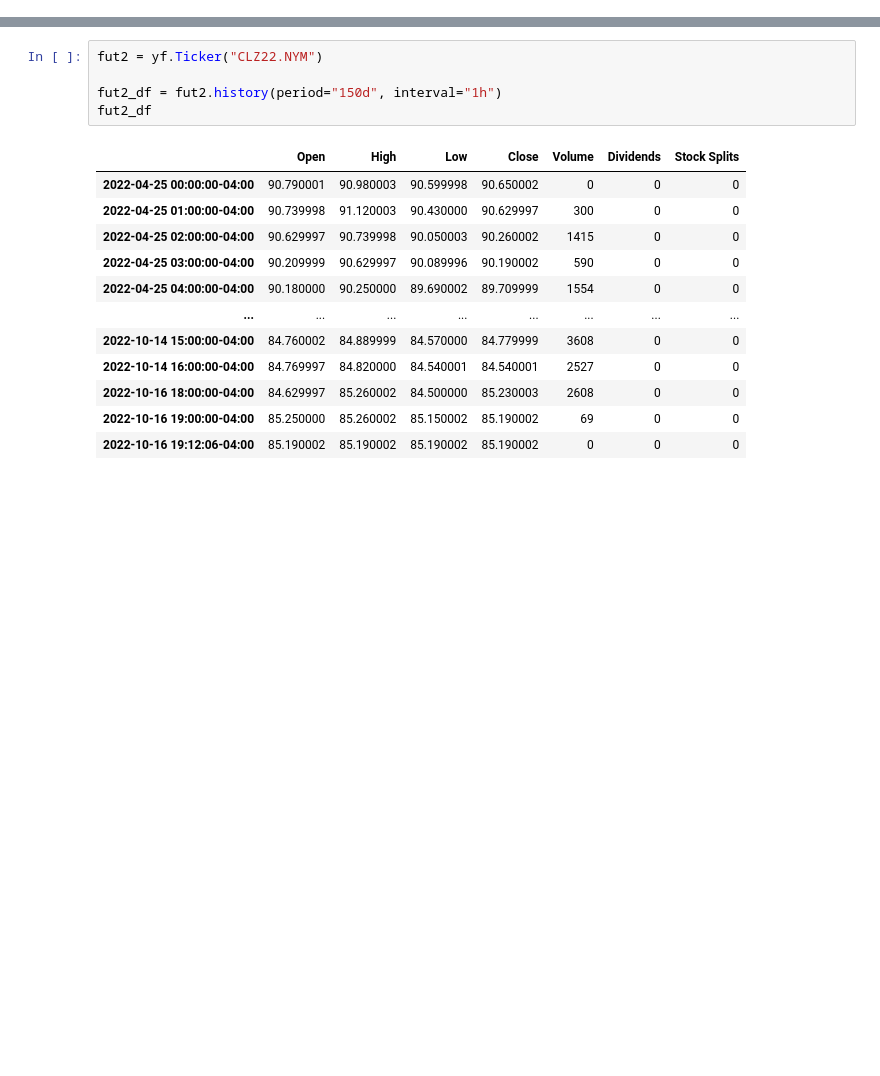
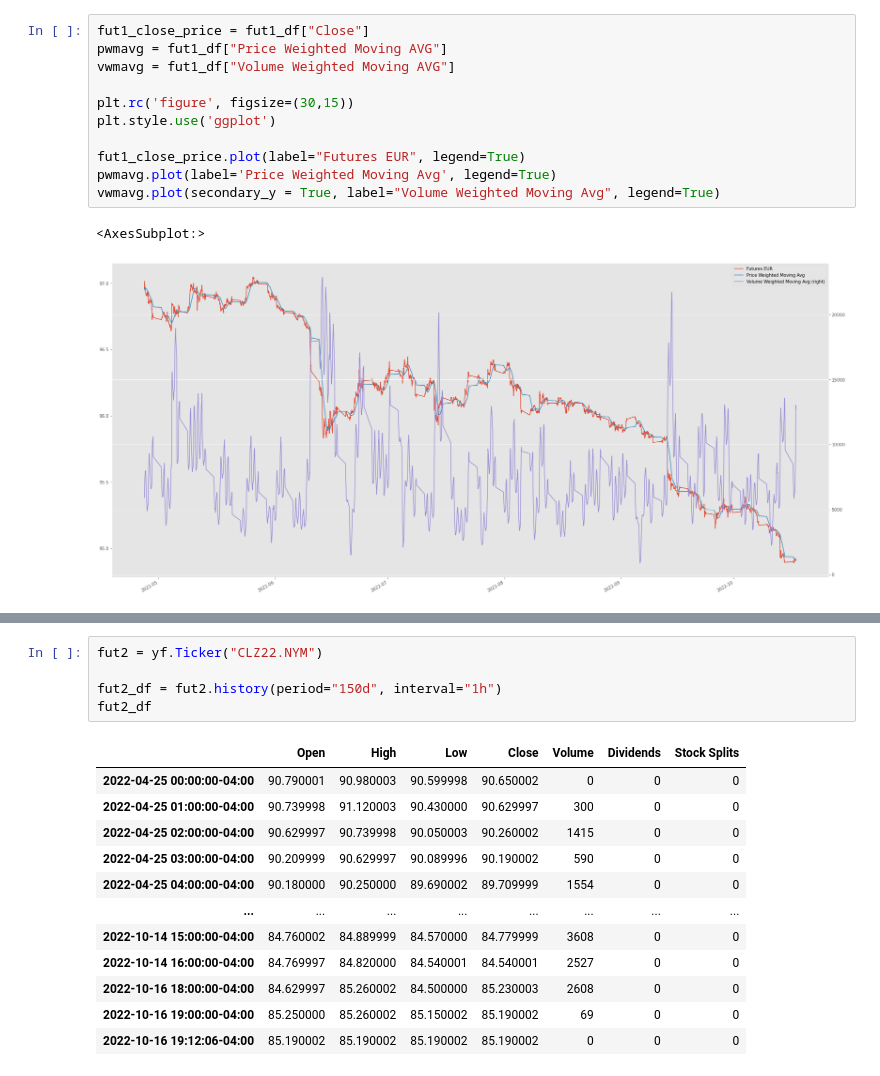
Before and after one commit to AdamCooke22/Algorithmic_Trading_Models_and_Machine_Learning_Predictions, a Jupyter notebook: futures.ipynb, the cells around one changed output, grey strips where cells are left out. Saved outputs shown, nothing was run; the diff lists cells and outputs as text; blank space fills up the shorter version.

Commit message:
Update futures.ipynb
Updated for prediction analysis.

```diff
--- a/futures.ipynb
+++ b/futures.ipynb
@@ -77,0 +117,14 @@ fut1_df
+# %%
+fut1_close_price = fut1_df["Close"]
+pwmavg = fut1_df["Price Weighted Moving AVG"]
+vwmavg = fut1_df["Volume Weighted Moving AVG"]
+
+plt.rc('figure', figsize=(30,15))
+plt.style.use('ggplot')
+
+fut1_close_price.plot(label="Futures EUR", legend=True)
+pwmavg.plot(label='Price Weighted Moving Avg', legend=True)
+vwmavg.plot(secondary_y = True, label="Volume Weighted Moving Avg", legend=True)
+# %% [output]
+<AxesSubplot:>
+[figure, added]
```
Also changed, not shown: parts of 15 cells of this notebook.
